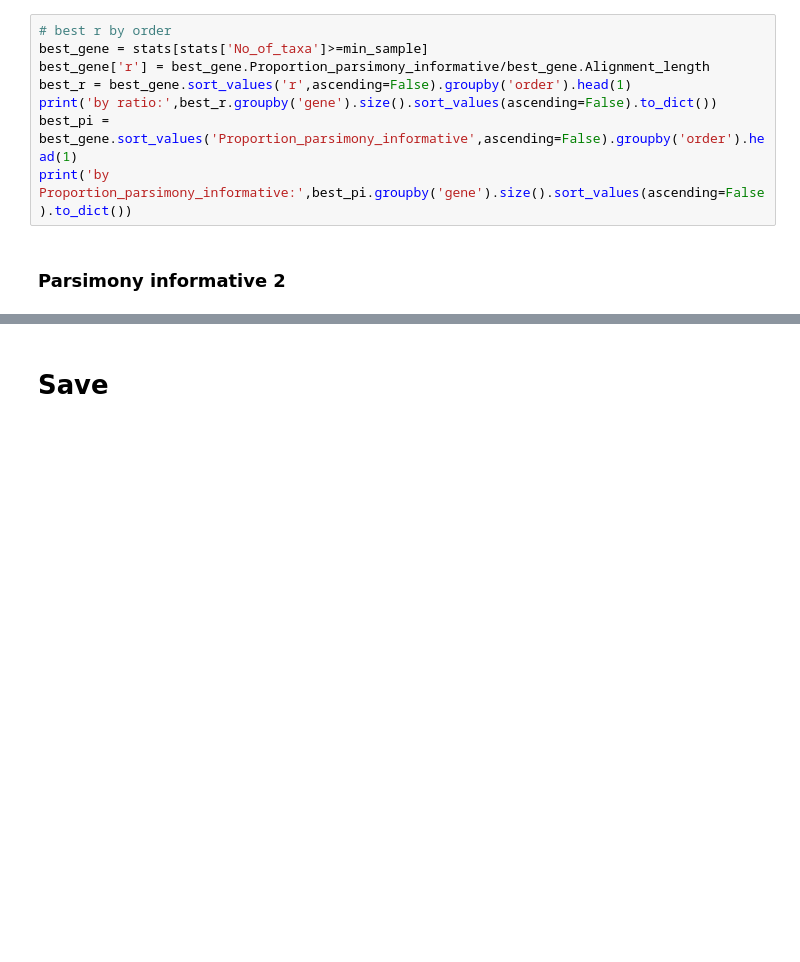
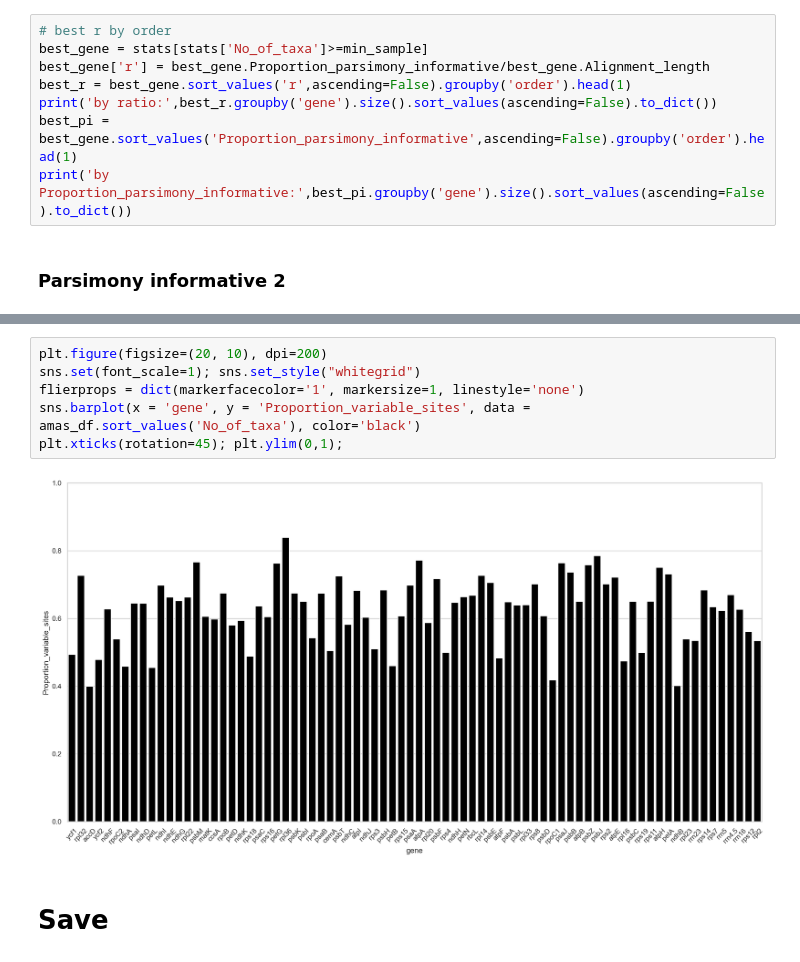
Before and after one commit to RBGKew/cpDNA, a Jupyter notebook: cpAlignment_Analysis.ipynb, the cells around one changed output, grey strips where cells are left out. Drawn from its saved outputs; the diff is of its cells as text; blank space fills up the shorter version.

```diff
--- a/cpAlignment_Analysis.ipynb
+++ b/cpAlignment_Analysis.ipynb
@@ -463,3 +462,11 @@ plt.xticks(rotation=45); plt.ylim(0,1);
+# %%
+plt.figure(figsize=(20, 10), dpi=200)
+sns.set(font_scale=1); sns.set_style("whitegrid")
+flierprops = dict(markerfacecolor='1', markersize=1, linestyle='none')
+sns.barplot(x = 'gene', y = 'Proportion_variable_sites', data = amas_df.sort_values('No_of_taxa'), color='black')
+plt.xticks(rotation=45); plt.ylim(0,1);
+# %% [output]
+[figure, added]
 # %% [markdown]
 # Save
 # %%
```
Also changed, not shown: parts of 8 cells of this notebook, 11 other files.
